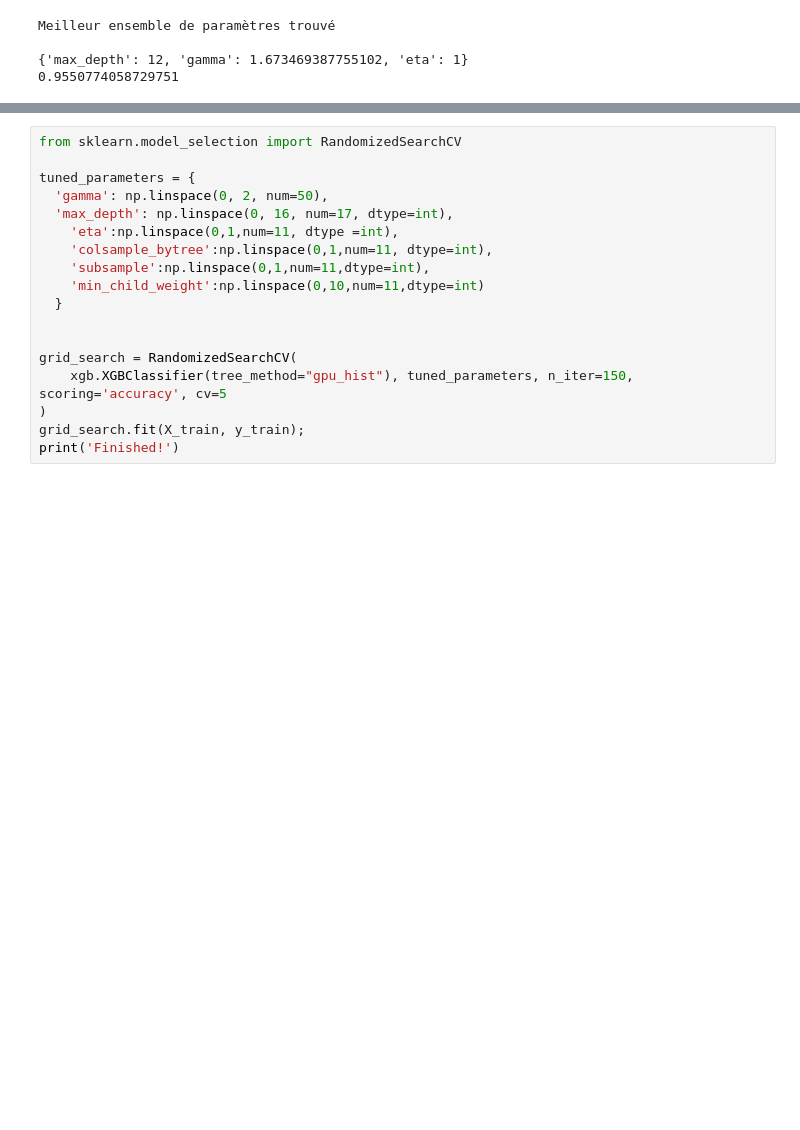
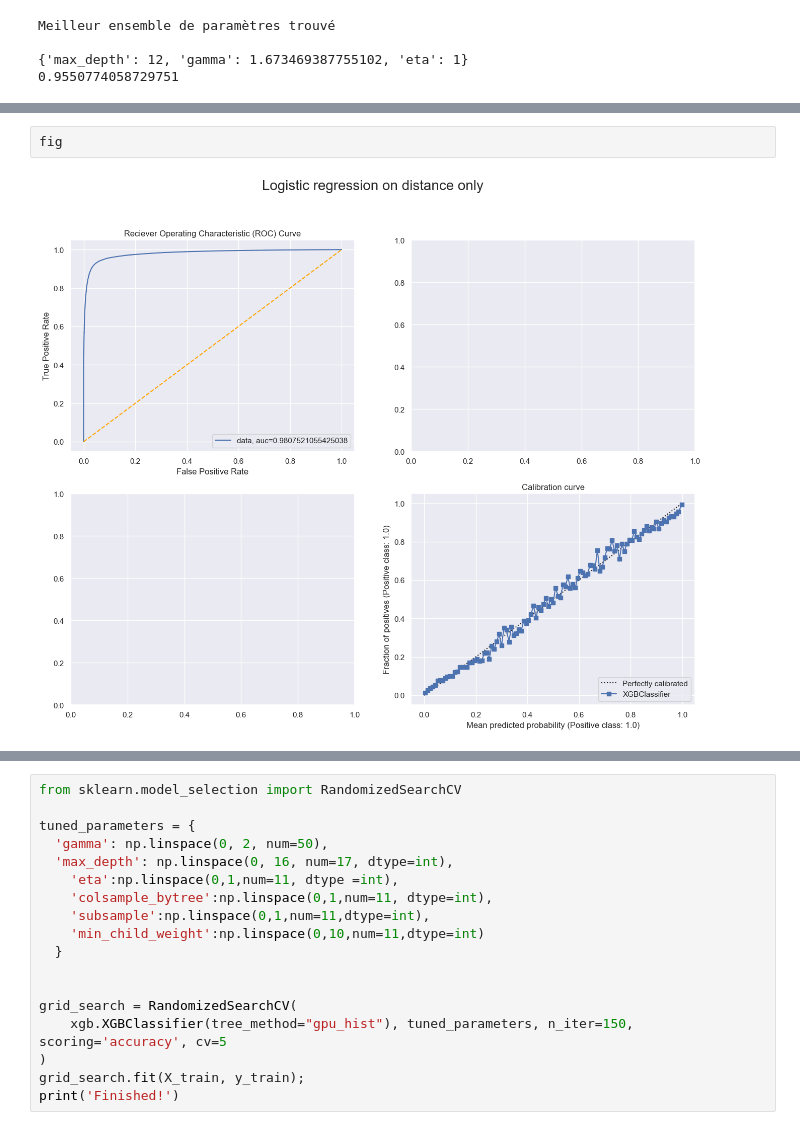
Before and after one commit to anw1998/MMD6020_Final_Project, a Jupyter notebook: notebooks/test_xgb.ipynb, the cells around one changed output, grey strips where cells are left out. Drawn from its saved outputs; the diff is of its cells as text; blank space fills up the shorter version.

```diff
--- a/notebooks/test_xgb.ipynb
+++ b/notebooks/test_xgb.ipynb
@@ -224,0 +230,4 @@ Text(0.5, 1.0, 'Calibration curve')
+# %%
+fig
+# %% [output]
+[figure, added]
```
Also changed, not shown: parts of 20 cells of this notebook.
